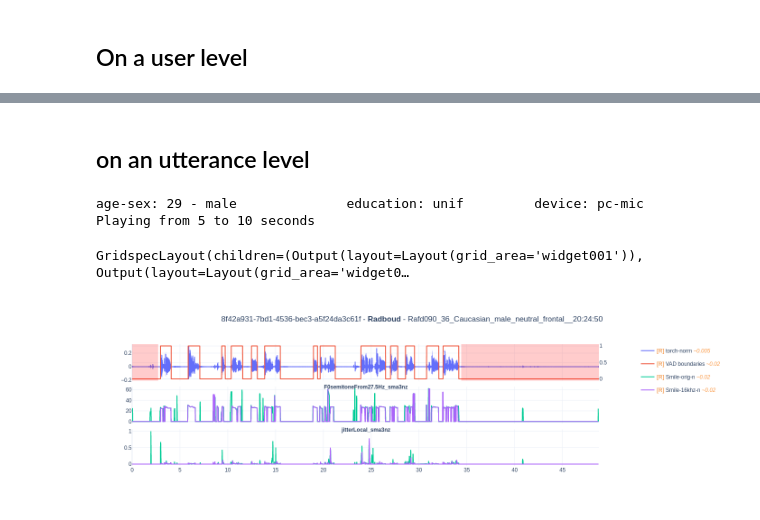
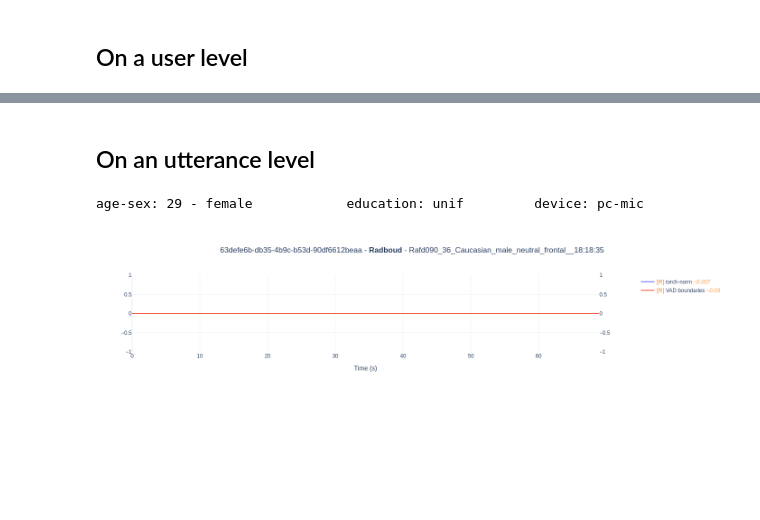
Before and after one commit to predict-idlab/gssp_analysis, a Jupyter notebook: notebooks/0.3_manual_audio_quality.ipynb, the cells around one changed output, grey strips where cells are left out. Saved outputs shown, nothing was run; the diff lists cells and outputs as text; code cells hidden in the pictures; blank space fills up the shorter version.

```diff
--- a/notebooks/0.3_manual_audio_quality.ipynb
+++ b/notebooks/0.3_manual_audio_quality.ipynb
@@ -133,27 +133,35 @@ GridspecLayout(children=(Output(layout=Layout(grid_area='widget001')), Output(la
 | mfcc_sma[13] | 0.993000 | 0.995000 |
 | mfcc_sma[14] | 0.994000 | 0.996000 |
 # %% [markdown]
-## on an utterance level
+## On an utterance level
 # %%
 from sgs_utils.speech_analysis import analyze_utterance
 from sgs_utils.data_filtering import _get_silent_recording_mask
 df_silent_sessions = df_session[_get_silent_recording_mask(df_session)]
 # %%
+# Visualize a silent session
 analyze_utterance(
     utterance=df_silent_sessions.iloc[5],
+    # utterance=df_session[
+    #     # (df_session.ID == "099ceb4d-28f3-4b1f-8f8e-16b439a882f1")
+    #     (df_session.wav_duration_s <= 40)
+    #     # & (df_session.time_str == "17:06:37")
+    # ]
+    # .sample(1)
+    # .iloc[0],
+    smile_lld=None,
+    feat_cols=[],
     # utterance=df_session.sample(1).iloc[0],
     plot=True,
-    audio=True,
-    norm_audio=True,
+    audio=False,
+    norm_audio=False,
     vad=True,
     noise_reduction=False,
-    audio_begin_s=5,
-    audio_end_s=10,
+    audio_begin_s=40,
+    audio_end_s=50,
     show_corr=False,
-    plot_type='png'
+    plot_type="png",
 )
 # %% [output]
-age-sex: 29 - male              education: unif         device: pc-mic
-Playing from 5 to 10 seconds
+age-sex: 29 - female            education: unif         device: pc-mic
-GridspecLayout(children=(Output(layout=Layout(grid_area='widget001')), Output(layout=Layout(grid_area='widget0…
-[figure, old version]
+[figure, new version]
```
Also changed, not shown: parts of 4 cells of this notebook.
